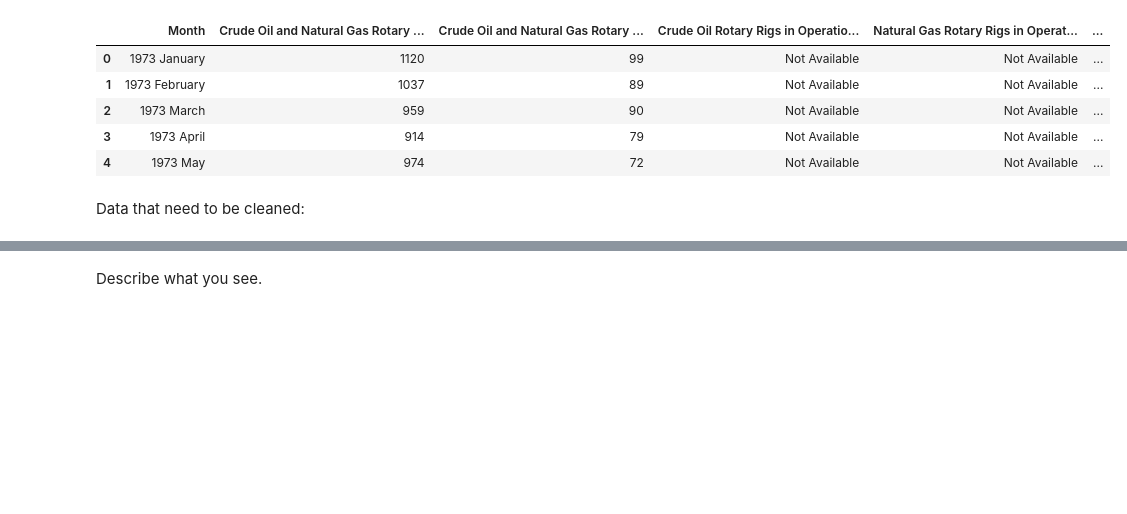
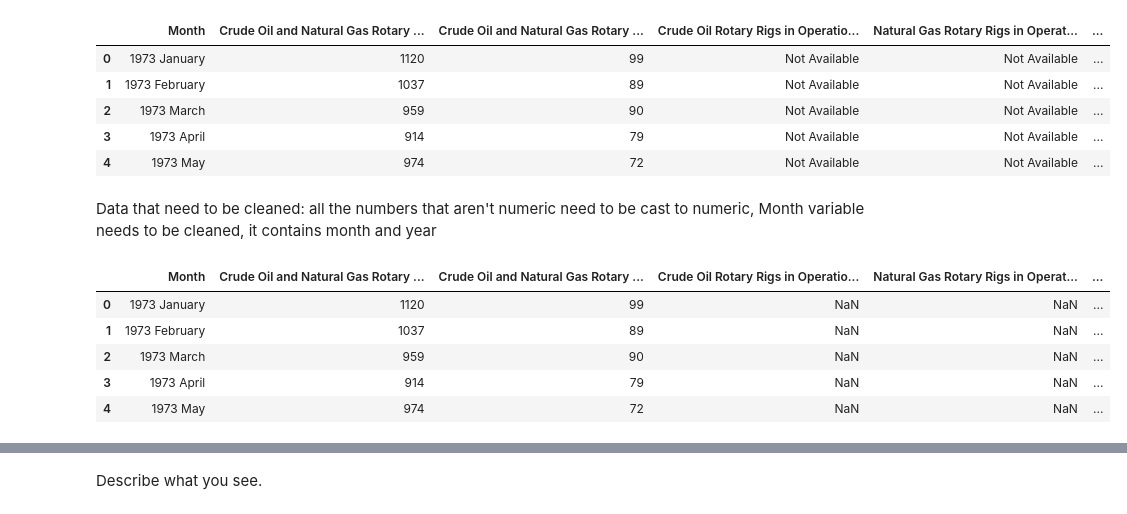
Before and after one commit to kpunsalan8/DS-3001-EDA-KP, a Jupyter notebook: assignment/assignment.ipynb, the cells around one changed output, grey strips where cells are left out. Saved outputs shown, nothing was run; the diff lists cells and outputs as text; code cells hidden in the pictures; blank space fills up the shorter version.

```diff
--- a/assignment/assignment.ipynb
+++ b/assignment/assignment.ipynb
@@ -471,5 +471,3 @@ df.head(5)
 | 2 | 1973 March | 959 | 90 | Not Available | Not Available | ... |
 | 3 | 1973 April | 914 | 79 | Not Available | Not Available | ... |
 | 4 | 1973 May | 974 | 72 | Not Available | Not Available | ... |
-# %% [markdown]
-Data that need to be cleaned:
@@ -477,0 +474,2 @@ Data that need to be cleaned:
+# %% [markdown]
+Data that need to be cleaned: all the numbers that aren't numeric need to be cast to numeric, Month variable needs to be cleaned, it contains month and year
@@ -481,3 +489,13 @@ Data that need to be cleaned:
+# %%
+# look at data again
+df.head(5)
+# %% [output]
+|  | Month | Crude Oil and Natural Gas Rotary ... | Crude Oil and Natural Gas Rotary ... | Crude Oil Rotary Rigs in Operatio... | Natural Gas Rotary Rigs in Operat... | ... |
+| 0 | 1973 January | 1120 | 99 | NaN | NaN | ... |
+| 1 | 1973 February | 1037 | 89 | NaN | NaN | ... |
+| 2 | 1973 March | 959 | 90 | NaN | NaN | ... |
+| 3 | 1973 April | 914 | 79 | NaN | NaN | ... |
+| 4 | 1973 May | 974 | 72 | NaN | NaN | ... |
 # %%
 # Let's look at Active Well Service Rig Count (Number of Rigs), which is the total number of rigs over time.
 # Make a line plot of this time series.
```
Also changed, not shown: parts of 7 cells of this notebook.
